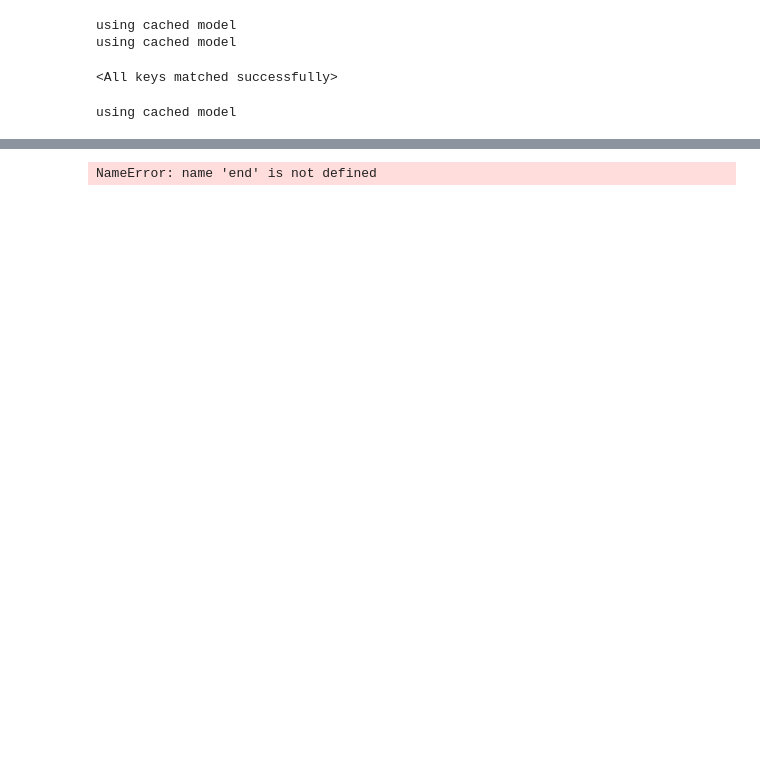
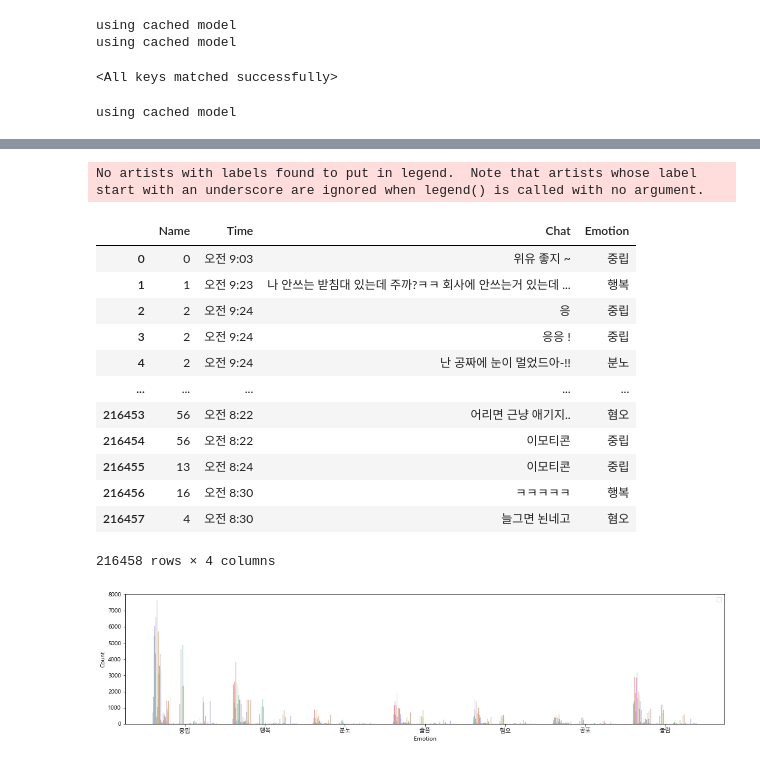
Before and after one commit to tigerak/kakao, a Jupyter notebook: Test.ipynb, the cells around one changed output, grey strips where cells are left out. Drawn from its saved outputs; the diff is of its cells as text; code cells hidden in the pictures; blank space fills up the shorter version.

```diff
--- a/Test.ipynb
+++ b/Test.ipynb
@@ -271,4 +274,0 @@ data
-# %%
-end
-# %% [output]
-NameError: name 'end' is not defined
@@ -282,0 +275,26 @@ pred_list
+# %%
+file_name = '431_group'
+all_chat = pre(file_name)
+names = all_chat['Name'].unique()
+data, res = analy(all_chat, names)
+# %%
+plt.figure(figsize=(18,4))
+ax = sns.histplot(data=data, x='Emotion', hue='Name', multiple="dodge", shrink=.8, palette='pastel')
+plt.legend()
+data
+# %% [output]
+No artists with labels found to put in legend.  Note that artists whose label start with an underscore are ignored when legend() is called with no argument.
+|  | Name | Time | Chat | Emotion |
+| 0 | 0 | 오전 9:03 | 위유 좋지 ~ | 중립 |
+| 1 | 1 | 오전 9:23 | 나 안쓰는 받침대 있는데 주까?ㅋㅋ 회사에 안쓰는거 있는데 ... | 행복 |
+| 2 | 2 | 오전 9:24 | 응 | 중립 |
+| 3 | 2 | 오전 9:24 | 응응 ! | 중립 |
+| 4 | 2 | 오전 9:24 | 난 공짜에 눈이 멀었드아-!! | 분노 |
+| ... | ... | ... | ... | ... |
+| 216453 | 56 | 오전 8:22 | 어리면 근냥 애기지.. | 혐오 |
+| 216454 | 56 | 오전 8:22 | 이모티콘 | 중립 |
+| 216455 | 13 | 오전 8:24 | 이모티콘 | 중립 |
+| 216456 | 16 | 오전 8:30 | ㅋㅋㅋㅋㅋ | 행복 |
+| 216457 | 4 | 오전 8:30 | 늘그면 뇐네고 | 혐오 |
+216458 rows × 4 columns
+[figure, added]
```
Also changed, not shown: parts of 19 cells of this notebook.
